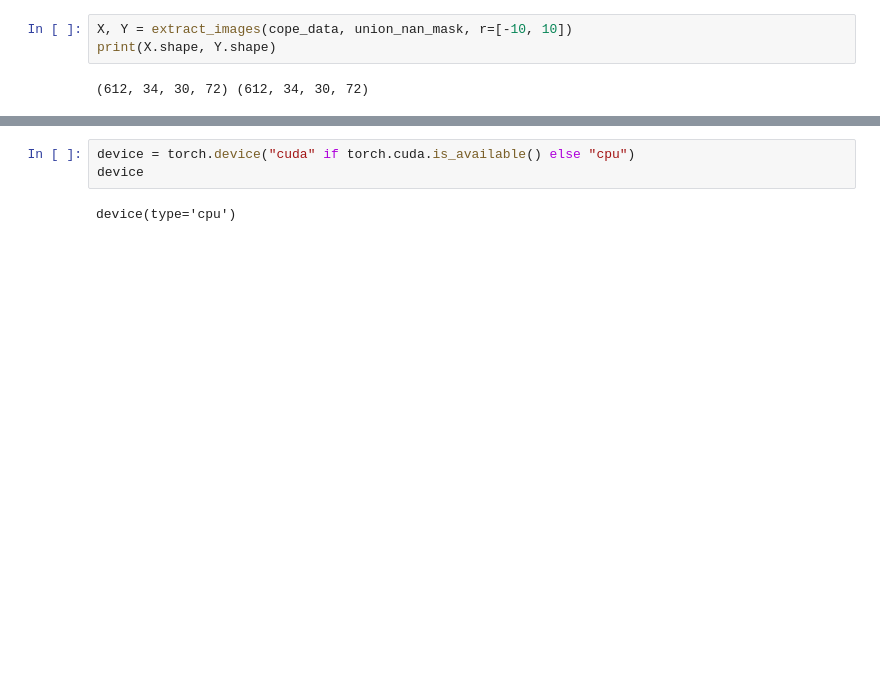
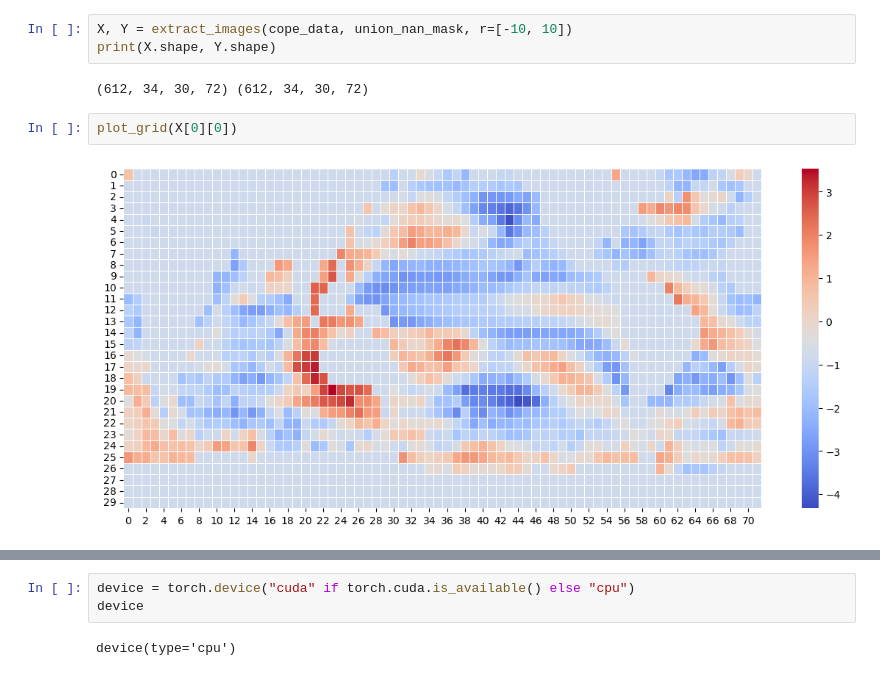
Before and after one commit to Victor2175/gm4cs-m, a Jupyter notebook: cvae.ipynb, the cells around one changed output, grey strips where cells are left out. Drawn from its saved outputs; the diff is of its cells as text; blank space fills up the shorter version.

```diff
--- a/cvae.ipynb
+++ b/cvae.ipynb
@@ -46,3 +46,7 @@ X, Y = extract_images(cope_data, union_nan_mask, r=[-10, 10])
 print(X.shape, Y.shape)
 # %% [output]
 (612, 34, 30, 72) (612, 34, 30, 72)
+# %%
+plot_grid(X[0][0])
+# %% [output]
+[figure, added]
```
Also changed, not shown: parts of 11 cells of this notebook, 3 other files.
